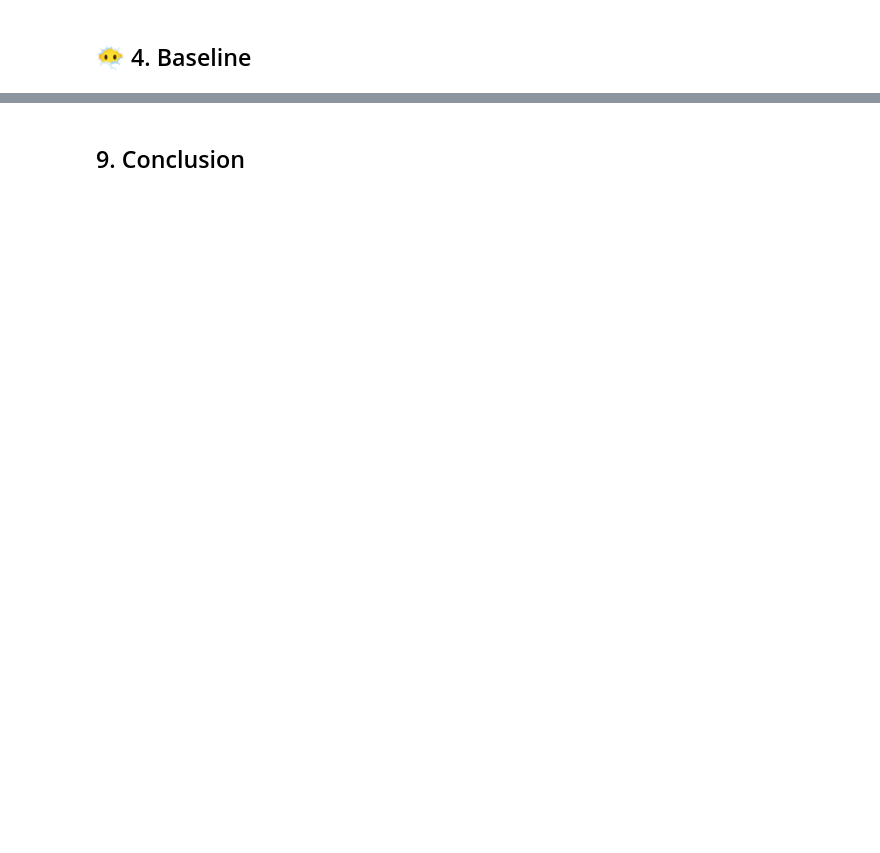
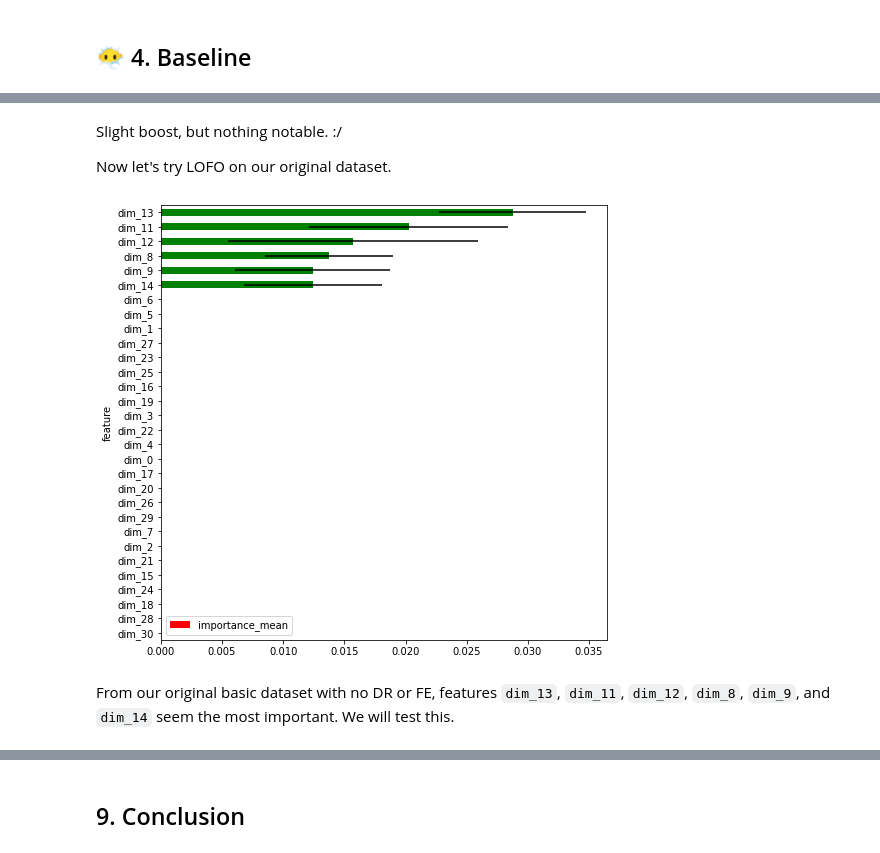
Before and after one commit to alckasoc/Joblisting-Modeling, a Jupyter notebook: modeling.ipynb, the cells around one changed output, grey strips where cells are left out. Drawn from its saved outputs; the diff is of its cells as text; code cells hidden in the pictures; blank space fills up the shorter version.

```diff
--- a/modeling.ipynb
+++ b/modeling.ipynb
@@ -401,0 +1464,8 @@ Model selection is a tricky business. I didn't include common techniques like El
+# %%
+feat_imp = list(zip(range(fe_train_val_prep_dr.shape[1]), xgb_reg.feature_importances_))
+feat_imp.sort(key=lambda x: x[1])
+feat_imp = feat_imp[::-1]
+
+for i in feat_imp:
+    dim, importance = i
+    print(f"dim_{dim}: {importance}")
@@ -401,0 +1483,3 @@ Model selection is a tricky business. I didn't include common techniques like El
+# %%
+xgb_reg = XGBRegressor(eval_metric="mae", verbose=2, random_state=seed)
+xgb_reg.fit(fe_train_val_prep, y_train_val)
@@ -401,0 +1499,8 @@ Model selection is a tricky business. I didn't include common techniques like El
+# %%
+feat_imp = list(zip(range(fe_train_val_prep.shape[1]), xgb_reg.feature_importances_))
+feat_imp.sort(key=lambda x: x[1])
+feat_imp = feat_imp[::-1]
+
+for i in feat_imp:
+    dim, importance = i
+    print(f"dim_{dim}: {importance}")
@@ -401,0 +1642,20 @@ Model selection is a tricky business. I didn't include common techniques like El
+# %% [markdown]
+Slight boost, but nothing notable. :/
+
+Now let's try LOFO on our original dataset.
+# %%
+tmp = pd.DataFrame(np.concatenate([X_train_val_prep, np.expand_dims(y_train_val, 1)], axis=-1))
+l = [f"dim_{i}" for i in tmp.columns]
+tmp.rename(columns = dict(zip(tmp.columns, l)), inplace = True)
+
+ds = Dataset(tmp,
+             target="dim_10", features=[i for i in tmp.columns if i != "dim_10"],
+)
+
+lofo_imp = LOFOImportance(ds, cv=5, scoring="neg_mean_absolute_error")
+importance_df = lofo_imp.get_importance()
+plot_importance(importance_df, figsize=(8, 8))
+# %% [output]
+[figure, added]
+# %% [markdown]
+From our original basic dataset with no DR or FE, features `dim_13`, `dim_11`, `dim_12`, `dim_8`, `dim_9`, and `dim_14` seem the most important. We will test this.
```
Also changed, not shown: parts of 171 cells of this notebook, 16 other files.
